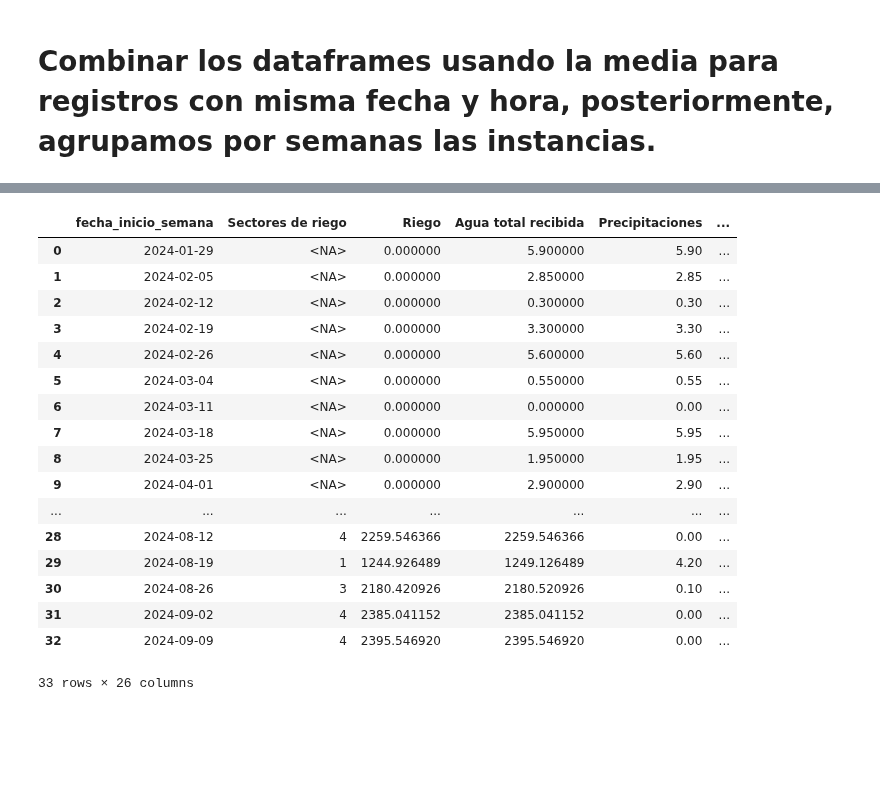
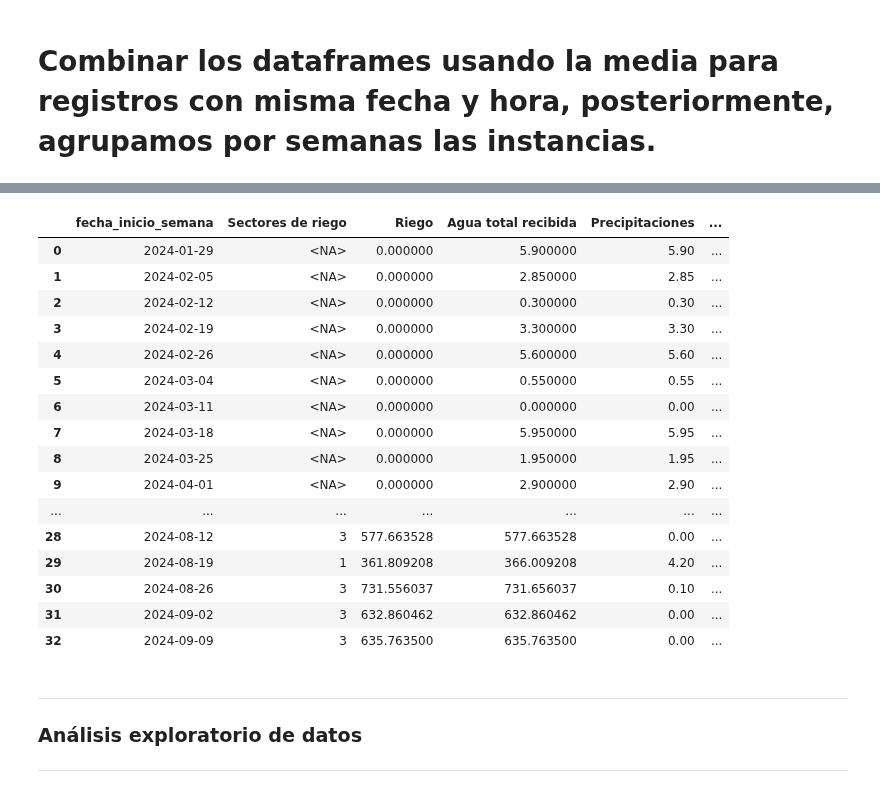
Before and after one commit to rodrigocastroviejo/Optimizacion-de-Riego-Deficitario-Controlado-en-cultivos-Le-osos-Mediante-Machine-Learning, a Jupyter notebook: model/EDA.ipynb, the cells around one changed output, grey strips where cells are left out. Saved outputs shown, nothing was run; the diff lists cells and outputs as text; code cells hidden in the pictures; blank space fills up the shorter version.

```diff
--- a/model/EDA.ipynb
+++ b/model/EDA.ipynb
@@ -211,17 +133,9 @@ estado = [
     'Temperatura en suelo (40 cm)', 'Temperatura en suelo (60 cm)',
     'Índice de calor', 'Humedad relativa', 'Presión de vapor',
     'Temperatura', 'Punto de rocío', 'Temperatura del bulbo húmedo',
-    'Velocidad del viento', 'Racha de viento máxima', 'Dirección del viento',
+    'Velocidad del viento', 'Racha de viento máxima',
     'Humectación en hoja (porcentaje)', 'Presión atmosférica'
 ]
-
-# Para dirección del viento necesitamos un tratamiento especial (promedio circular)
-def mean_angle(angles):
-    """Calcula el promedio angular en grados"""
-    import math
-    sin_sum = sum(math.sin(math.radians(a)) for a in angles)
-    cos_sum = sum(math.cos(math.radians(a)) for a in angles)
-    return math.degrees(math.atan2(sin_sum, cos_sum)) % 360
 
 # Creamos una columna de año-semana para agrupar
 df_combinado['year_week'] = df_combinado.index.strftime('%Y-%U')
@@ -233,9 +147,6 @@ df_semanal = df_combinado.groupby('year_week').agg({
 
     # Variables de estado: mediana (robusta a outliers)
     **{col: 'median' for col in estado if col != 'Dirección del viento'},
-
-    # Dirección del viento: promedio circular
-    'Dirección del viento': lambda x: mean_angle(x.dropna()),
 
     # Hora: podemos quedarnos con la hora más frecuente o dejarla como conteo
     'hour': lambda x: x.mode()[0] if len(x.mode()) > 0 else None
@@ -336,37 +247,46 @@ for _, riego in df_riego.iterrows():
         if horas_en_semana_inicio >= horas_en_semana_fin:
             df_semanal_con_riego.at[semana_inicio, 'Sectores de riego'] = sectores
         else:
             df_semanal_con_riego.at[semana_fin, 'Sectores de riego'] = sectores
 
+# Hacemos la media ya que hasta hora, hemos calculad el acumulativo de riego de los dos sectores(sector 1 y 3)
+df_semanal_con_riego['Riego'] = df_semanal_con_riego['Riego'] / 2
+
 # Calcular agua total recibida (precipitaciones + riego)
 df_semanal_con_riego['Agua total recibida'] = df_semanal_con_riego['Precipitaciones'] + df_semanal_con_riego['Riego']
 
 # Convertir sectores de riego a entero (manteniendo NaN donde no hay datos)
 df_semanal_con_riego['Sectores de riego'] = df_semanal_con_riego['Sectores de riego'].astype('Int64')
 
 # Reordenar columnas para mejor visualización
 column_order = ['fecha_inicio_semana', 'Sectores de riego', 'Riego', 'Agua total recibida'] + \
                [col for col in df_semanal.columns if col not in ['fecha_inicio_semana']]
 df_semanal_con_riego = df_semanal_con_riego[column_order]
 
 
-display(df_semanal_con_riego)
+with pd.option_context('display.max_rows', None, 'display.max_columns', None):
+    display(df_semanal_con_riego)
 # %% [output]
 |  | fecha_inicio_semana | Sectores de riego | Riego | Agua total recibida | Precipitaciones | ... |
 | 0 | 2024-01-29 | <NA> | 0.000000 | 5.900000 | 5.90 | ... |
 | 1 | 2024-02-05 | <NA> | 0.000000 | 2.850000 | 2.85 | ... |
 | 2 | 2024-02-12 | <NA> | 0.000000 | 0.300000 | 0.30 | ... |
 | 3 | 2024-02-19 | <NA> | 0.000000 | 3.300000 | 3.30 | ... |
 | 4 | 2024-02-26 | <NA> | 0.000000 | 5.600000 | 5.60 | ... |
 | 5 | 2024-03-04 | <NA> | 0.000000 | 0.550000 | 0.55 | ... |
 | 6 | 2024-03-11 | <NA> | 0.000000 | 0.000000 | 0.00 | ... |
 | 7 | 2024-03-18 | <NA> | 0.000000 | 5.950000 | 5.95 | ... |
 | 8 | 2024-03-25 | <NA> | 0.000000 | 1.950000 | 1.95 | ... |
 | 9 | 2024-04-01 | <NA> | 0.000000 | 2.900000 | 2.90 | ... |
 | ... | ... | ... | ... | ... | ... | ... |
-| 28 | 2024-08-12 | 4 | 2259.546366 | 2259.546366 | 0.00 | ... |
-| 29 | 2024-08-19 | 1 | 1244.926489 | 1249.126489 | 4.20 | ... |
-| 30 | 2024-08-26 | 3 | 2180.420926 | 2180.520926 | 0.10 | ... |
-| 31 | 2024-09-02 | 4 | 2385.041152 | 2385.041152 | 0.00 | ... |
-| 32 | 2024-09-09 | 4 | 2395.546920 | 2395.546920 | 0.00 | ... |
+| 28 | 2024-08-12 | 3 | 577.663528 | 577.663528 | 0.00 | ... |
+| 29 | 2024-08-19 | 1 | 361.809208 | 366.009208 | 4.20 | ... |
+| 30 | 2024-08-26 | 3 | 731.556037 | 731.656037 | 0.10 | ... |
+| 31 | 2024-09-02 | 3 | 632.860462 | 632.860462 | 0.00 | ... |
+| 32 | 2024-09-09 | 3 | 635.763500 | 635.763500 | 0.00 | ... |
-33 rows × 26 columns
+# %% [markdown]
+---
+
+### Análisis exploratorio de datos
+
+---
```
Also changed, not shown: parts of 11 cells of this notebook, 1 other file.
